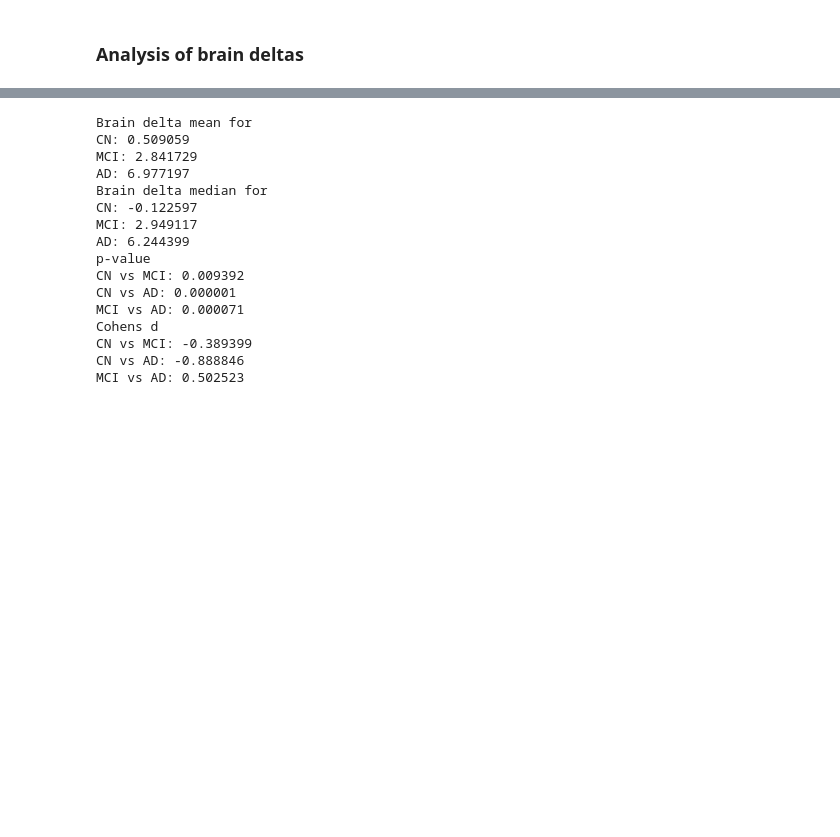
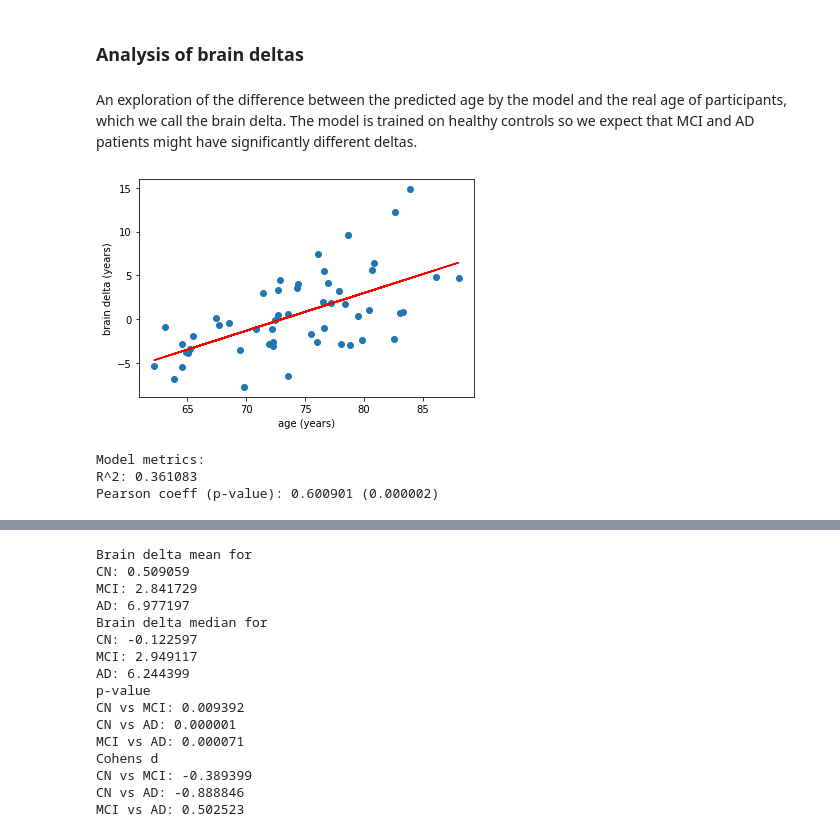
Before and after one commit to JGarciaCondado/ADNIBrainAge, a Jupyter notebook: jupyternotebooks/data_exploration.ipynb, the cells around one changed output, grey strips where cells are left out. Saved outputs shown, nothing was run; the diff lists cells and outputs as text; code cells hidden in the pictures; blank space fills up the shorter version.

```diff
--- a/jupyternotebooks/data_exploration.ipynb
+++ b/jupyternotebooks/data_exploration.ipynb
@@ -461,6 +468,8 @@ MAE in test: 3.981694
 No real improvement in any of the more complex models so following occam's razor the linear regressor is the best to follow for further analysis.
 # %% [markdown]
 ### Analysis of brain deltas
+# %% [markdown]
+An exploration of the difference between the predicted age by the model and the real age of participants, which we call the brain delta. The model is trained on healthy controls so we expect that MCI and AD patients might have significantly different deltas.
 # %%
 # Harmonize all data
 Y = df_full[features].to_numpy()
@@ -475,3 +484,26 @@ df_full['BrainDelta'] = df_full['PredBrainAge']-df_full['AGE']
 # Cohen's d size: 0.01 Very small, 0.2 Small, 0.5 Medium, 0.8 Large, 1.2 Very large, 2.0 Huge
 def cohen_d(x,y):
         return (np.mean(x) - np.mean(y)) / np.sqrt((np.std(x, ddof=1) ** 2 + np.std(y, ddof=1) ** 2) / 2.0)
+# %%
+# Explore relationships between age and brain age deltas
+cn_test_ages = Y_test
+LR_ages = LinearRegression()
+LR_ages.fit(cn_test_ages.reshape(-1, 1), errors.reshape(-1, 1))
+predicted_delta= LR_ages.predict(cn_test_ages.reshape(-1, 1))
+
+# Predicted values
+plt.plot(cn_test_ages, predicted_delta, color='r')
+plt.scatter(cn_test_ages, errors)
+plt.ylabel('brain delta (years)')
+plt.xlabel('age (years)')
+plt.show()
+
+print('Model metrics:')
+print('R^2: %f' % metrics.r2_score(errors, predicted_delta))
+pearson_coeff, pval = pearsonr(cn_test_ages, errors)
+print('Pearson coeff (p-value): %f (%f)' % (pearson_coeff, pval))
+# %% [output]
+[figure, added]
+Model metrics:
+R^2: 0.361083
+Pearson coeff (p-value): 0.600901 (0.000002)
```
Also changed, not shown: parts of 38 cells of this notebook.
